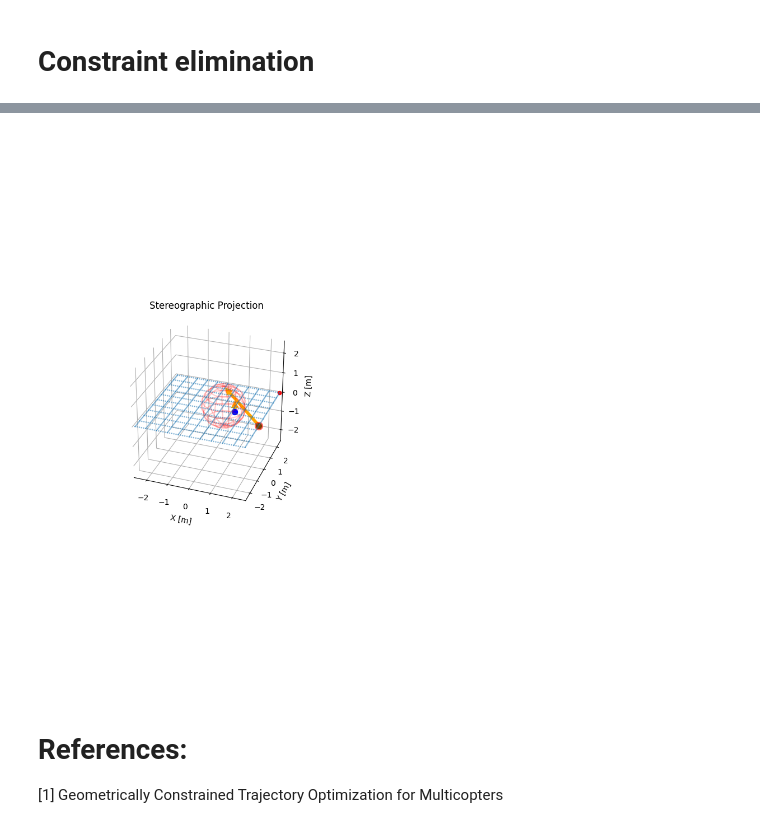
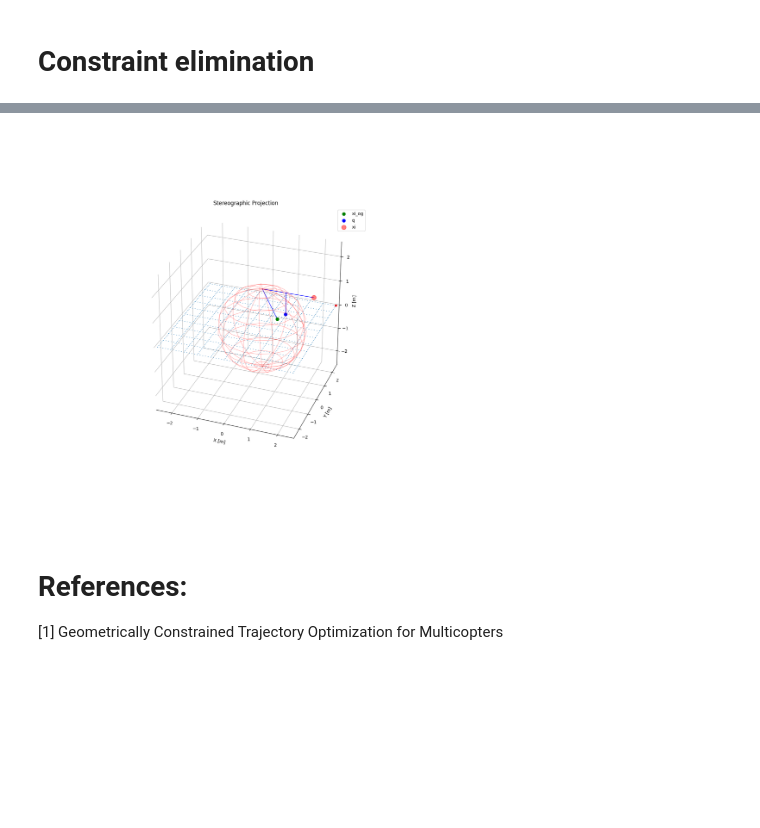
Before and after one commit to Temasek-Dynamics/gestelt, a Jupyter notebook: docs/minco.ipynb, the cells around one changed output, grey strips where cells are left out. Saved outputs shown, nothing was run; the diff lists cells and outputs as text; code cells hidden in the pictures; blank space fills up the shorter version.

```diff
--- a/docs/minco.ipynb
+++ b/docs/minco.ipynb
@@ -294,13 +271,13 @@ def f_B(xi, o_i, r_i):
     """
     xi_rel = xi - o_i # Point relative to sphere
 
-    print("o_i:", o_i)
-    print("r_i:", r_i)
-    print("xi:", xi)
-    print("xi_rel:", xi_rel)
-    print(np.linalg.norm(xi_rel)**2)
+    # print("o_i:", o_i)
+    # print("r_i:", r_i)
+    # print("xi:", xi)
+    # print("xi_rel:", xi_rel)
+    # print(np.linalg.norm(xi_rel)**2)
 
-    return o_i + (2 * r_i * xi_rel) / ( np.linalg.norm(xi_rel)**2 + 1.0)
+    return o_i + xi_rel * ((2 * r_i**2) / ( np.linalg.norm(xi_rel)**2 + r_i**2))
 
 def inverse_f_B(q_i, o_i, r_i):
     """Local inverse of f_B(x)
@@ -310,33 +287,30 @@ def inverse_f_B(q_i, o_i, r_i):
         o_i (np.array): center of sphere i
         r_i (float): radius of sphere i
     """
-    q_i_ = q_i.flatten()
-    o_i_ = o_i.flatten()
-    v_i = q_i_ - o_i_
+    # q_i_ = q_i.flatten()
+    # o_i_ = o_i.flatten()
+    # v_i = q_i_ - o_i_
+    v_i = q_i - o_i
 
-    a = r_i
     b = r_i - np.sqrt(r_i**2 - np.linalg.norm(v_i)**2) # q has to be inside the sphere
 
-    xi_i = (a / b ) * v_i + o_i.flatten()
+    xi_i = o_i + v_i * (r_i / b )
     return xi_i
 
-r_i = 1.0 # Sphere radius
-o_i_2d = np.array([[0.5], [0.5]]) # Sphere center
+r_i = 1.6 # Sphere radius
+o_i_2d = np.array([[0.5], [0.0]]) # Sphere center
 o_i_3d = np.vstack((o_i_2d, [0.0]))# Sphere center
 
-single_sphere = SingleSphere(o_i_3d, r_i, color=[1, 0, 0], alpha = 0.2)
+sph = SingleSphere(o_i_3d, r_i, color=[1, 0, 0], alpha = 0.2)
 
-pt1_2d = np.array([[2.5], [-0.6]])
-pt1_3d = np.vstack((pt1_2d, [0.0]))
+xi_og = np.array([[0.8], [0.8]])
+xi_og_3d = np.vstack((xi_og, [0.0]))
 
-# q = invStereoProj(pt1_2d, 1.0)
-# pt1_final = orthoProj(q)
-
-q = f_B(pt1_2d, o_i_2d, r_i)
-xi = inverse_f_B(q, o_i_2d, r_i )
+q = f_B(xi_og, o_i_2d, sph.radius)
+xi = inverse_f_B(q, o_i_2d, sph.radius)
 
 print("=== Original point ===")
-print("pt1_2d: ", pt1_2d)
+print("xi_og: ", xi_og)
 print("=== Projected point ===")
 print("f_b(x) = ", q)
 print("=== Original point from local inverse ===")
@@ -347,35 +321,46 @@ print("inv(f_b(x)) = xi = ", xi)
 #####
 clearAllPlots()
 
-fig = plt.figure(0, figsize=(10, 10))
+fig = plt.figure(0, figsize=(6, 6))
 ax = make_3d_axis(1, 121, unit="m")
 ax.set_title("Stereographic Projection")
 ax.view_init(elev=30, azim=-70)
 
 # Plot sphere
-plotSingleSphere(ax, single_sphere)
+plotSingleSphere(ax, sph)
 
 # Plot original n-dim point (xi)
-plot2DPoint(ax, pt1_2d, 'g', s=50, a=1.0) # Green
-
-# Plot stereographic projected point
-# plot3DPoint(ax, pt1_proj, 'r') # Red
+plot2DPoint(ax, xi_og, 'g', s=50, a=1.0, label='xi_og') # Green
 
 # Plot orthographic projected point (q)
-plot2DPoint(ax, q, 'b') # Blue
-plot2DPoint(ax, q, 'b') # Blue
+plot2DPoint(ax, q, 'b', label='q') # Blue
 
-plot2DPoint(ax, xi, 'r', s=100, a=0.5) # Red
+# Plot inverse-projected point
+plot2DPoint(ax, xi, 'r', s=100, a=0.5, label='xi') # Red
 
+# # Plot up vector to sphere from q (constrained point)
 q_3d = np.vstack((q, [0.0]))
-# Plot up vector to sphere from q
-h = np.sqrt(r_i**2 - np.linalg.norm(q - o_i_2d)**2 )
-proj_up_q = np.array([[0], [0], [h]])
-plotVector(ax, q_3d.transpose().flatten(), proj_up_q.transpose().flatten(), ax_s=0.25)
+h = np.sqrt(sph.radius**2 - np.linalg.norm(q - o_i_2d)**2 )
+proj_up_q = q_3d + np.array([[0], [0], [h]])
+plotLine(ax, q_3d.transpose().flatten(), proj_up_q.transpose().flatten(), linewidth=1.0)
+
+# Plot north vector from center of circle
+sph_north_pole =  np.vstack((o_i_2d, [sph.radius]))
+plotLine(ax, xi_og_3d.transpose().flatten(), sph_north_pole.transpose().flatten(), linewidth=1.0)
+
+# Plot line from xi to north of circle
+xi_3d =  np.vstack((xi, [0.0]))
+plotLine(ax, xi_3d.transpose().flatten(), sph_north_pole.transpose().flatten(), linewidth=1.0)
+
+# # Plot up vector to sphere from q
+# q_3d = np.vstack((q, [0.0]))
+# h = np.sqrt(sph.radius**2 - np.linalg.norm(q - o_i_2d)**2 )
+# proj_up_q = np.array([[0], [0], [h]])
+# plotVector(ax, q_3d.transpose().flatten(), proj_up_q.transpose().flatten(), ax_s=0.1)
 
 # Plot north vector
-dir_vec =  np.vstack((o_i_2d, [r_i])) - pt1_3d
-plotVector(ax, pt1_3d.transpose().flatten(), dir_vec.transpose().flatten(), ax_s=0.25)
+# dir_vec =  np.vstack((o_i_2d, [sph.radius])) - xi_og_3d
+# plotVector(ax, xi_og_3d.transpose().flatten(), dir_vec.transpose().flatten(), ax_s=0.1)
 
 ax.set_xlim(-2.5, 2.5)
 ax.set_ylim(-2.5, 2.5)
@@ -387,5 +372,7 @@ ax.scatter(
     world_grid[:, 0], world_grid[:, 1], world_grid[:, 2], s=1, alpha=0.4)
 ax.scatter(world_grid[-1, 0], world_grid[-1, 1], world_grid[-1, 2], color="r")
 
+plt.legend()
+
 plt.show()
 # %% [output]
@@ -408,4 +388,4 @@ inv(f_b(x)) = xi =  [ 2.5 -0.6]
-[figure, old version]
+[figure, new version]
 # %%
 # # Sphere to sphere intersection
 # def getIntersectionCenter(ax, s_a, s_b):
```
Also changed, not shown: parts of 2 cells of this notebook, 9 other files.
